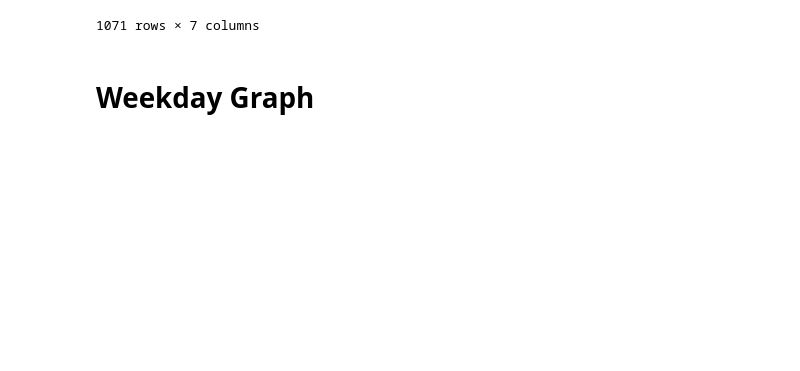
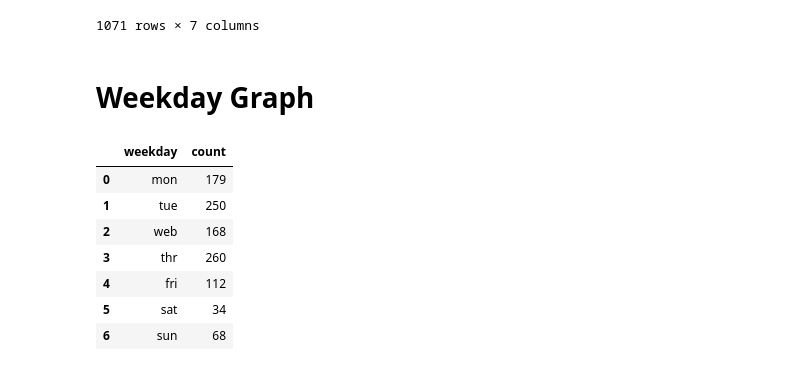
Before and after one commit to SriSatyaLokesh/some-app-for-whatsapp, a Jupyter notebook: notebooks/analytics/Visualization_Vasavi.ipynb, the cells around one changed output. Saved outputs shown, nothing was run; the diff lists cells and outputs as text; code cells hidden in the pictures; blank space fills up the shorter version.

Commit message:
Add weekly_msg_count graph

```diff
--- a/notebooks/analytics/Visualization_Vasavi.ipynb
+++ b/notebooks/analytics/Visualization_Vasavi.ipynb
@@ -119,3 +119,16 @@ df
 # Weekday Graph
 # %%
 import plotly.express as px
+# %%
+weekday_graph = pd.DataFrame({'weekday' : ['mon','tue','web','thr','fri','sat','sun'],'count' : df.groupby('weekday').size()})
+weekday_graph = weekday_graph.reset_index(drop = True)
+weekday_graph
+# %% [output]
+|  | weekday | count |
+| 0 | mon | 179 |
+| 1 | tue | 250 |
+| 2 | web | 168 |
+| 3 | thr | 260 |
+| 4 | fri | 112 |
+| 5 | sat | 34 |
+| 6 | sun | 68 |
```
Also changed, not shown: parts of 1 cell of this notebook.
